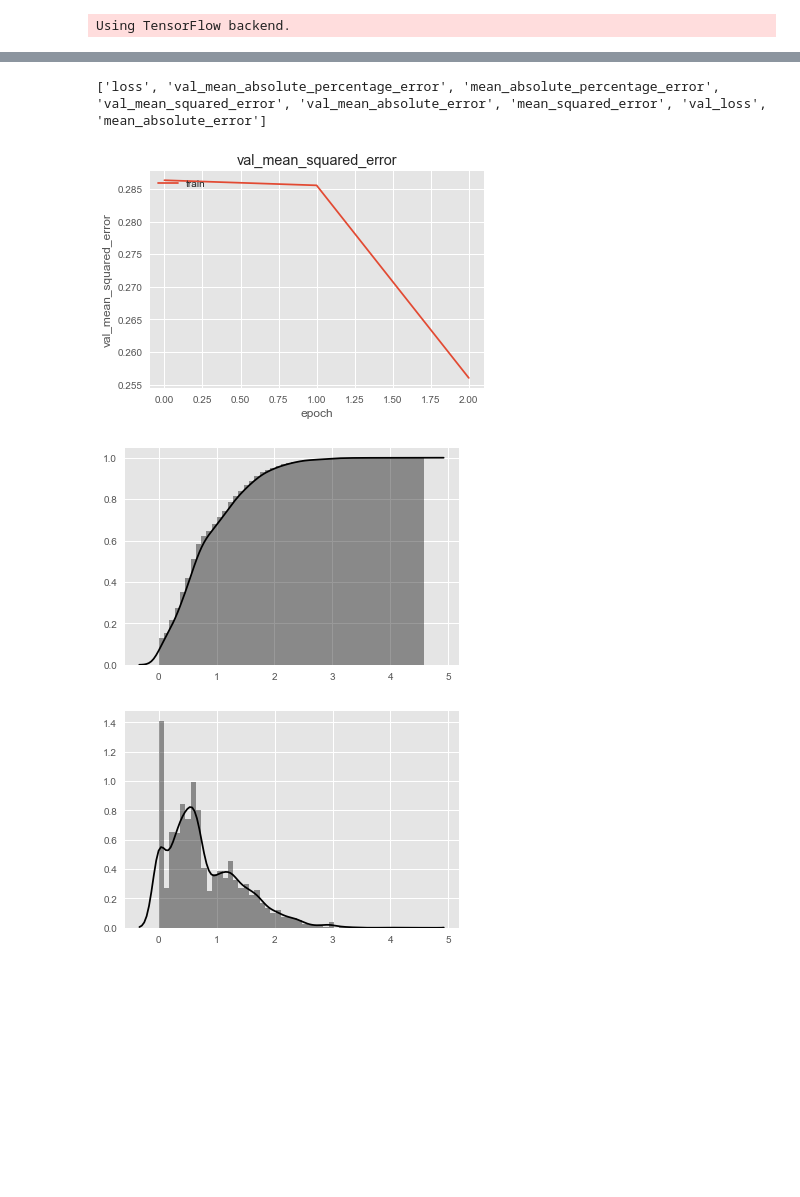
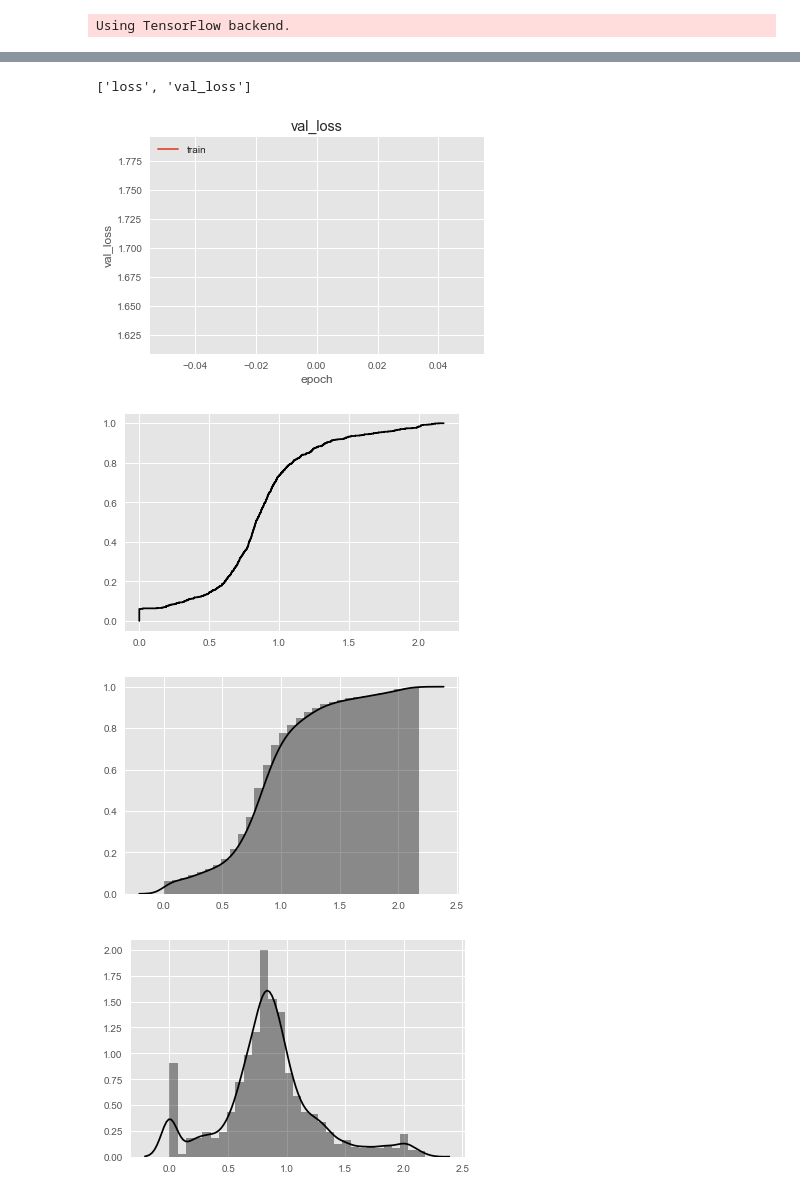
Before and after one commit to sipolac/thesis, a Jupyter notebook: py/build_models.ipynb, the cells around one changed output, grey strips where cells are left out. Cells and saved outputs as stored; diff of their text form; code cells hidden in the pictures; blank space fills up the shorter version.

```diff
--- a/py/build_models.ipynb
+++ b/py/build_models.ipynb
@@ -314,3 +115,7 @@ all_data['train'] = shuffle(*all_data['train'], random_state=None)
+# %%
+if scale_rows_separately:
+    val_data[X_idx] = scale_rows_of_array(val_data[X_idx], True, False)
+    test_data[X_idx] = scale_rows_of_array(test_data[X_idx], True, False)
 # %%
 # tmp = np.array([[1, 2, 4], [4, 5, 7]])
 # print tmp
@@ -384 +133,7 @@ else:
+# %%
+# Get index of appliance to model.
+app_names = ['fridge']
+app_idx = []
+for app_name in app_names:
+    app_idx.append(APP_NAMES.index(app_name))
 # %%
@@ -450,12 +311,12 @@ Epoch 3/3
 # %%
 print(history.history.keys())
 # summarize history for mse
-plt.plot(history.history['val_mean_squared_error'])
-plt.title('val_mean_squared_error')
-plt.ylabel('val_mean_squared_error')
+plt.plot(history.history['val_loss'])
+plt.title('val_loss')
+plt.ylabel('val_loss')
 plt.xlabel('epoch')
 plt.legend(['train', 'test'], loc='upper left')
 plt.show()
 # %% [output]
-['loss', 'val_mean_absolute_percentage_error', 'mean_absolute_percentage_error', 'val_mean_squared_error', 'val_mean_absolute_error', 'mean_squared_error', 'val_loss', 'mean_absolute_error']
+['loss', 'val_loss']
-[figure, old version]
+[figure, new version]
@@ -466,8 +323,5 @@ y_hat = model.predict(X_train)
-# %%
-# print np.argwhere(y_hat > 5)
-# y_hat[1643]
-
-# https://stackoverflow.com/questions/15408371/cumulative-distribution-plots-python
-
-def plot_empir_cum(x):
-    return plt.step(sorted(x), np.arange(len(x))/len(x), color='black')
+# %%
+y_val = val_data[Y_idx][:,app_idx]
+y_hat = model.predict(reshape_as_tensor([val_data[X_idx]]))
+if all(y_hat[0] == y_hat):
+    print 'all predicted values are the same!'
@@ -474,21 +330,24 @@ def plot_empir_cum(x):
 # %%
 # sns.distplot(np.log2(y+1))
 # sns.distplot(y, color='black')
-sns.distplot(y_train, color='black', hist_kws={'cumulative': True}, kde_kws={'cumulative': True})
+plot_empir_cum(y_val)
 plt.show()
-sns.distplot(y_train, color='black')
+sns.distplot(y_val, color='black', hist_kws={'cumulative': True}, kde_kws={'cumulative': True})
+plt.show()
+sns.distplot(y_val, color='black')
 plt.show()
 
 # for i in range(Y.shape[1]):
 #     ax = sns.distplot(Y[:,i], color='black')
 #     ax.set_title('{}, actual'.format(APP_NAMES[i]))
 #     plt.show()
 #     ax = sns.distplot(Y_hat[:,i], color='black')
 #     ax.set_title('{}, predicted'.format(APP_NAMES[i]))
 #     plt.show()
 # %% [output]
-[figure, old version]
+[figure, new version]
-[figure, old version]
+[figure, new version]
+[figure, added]
 # %%
 # # y_hat = dist_fun(y_hat, min_y, True)
 # ax = sns.regplot(x=array_to_1d(y), y=array_to_1d(y_hat), color='black')
```
Also changed, not shown: parts of 42 cells of this notebook, 4 other files.
